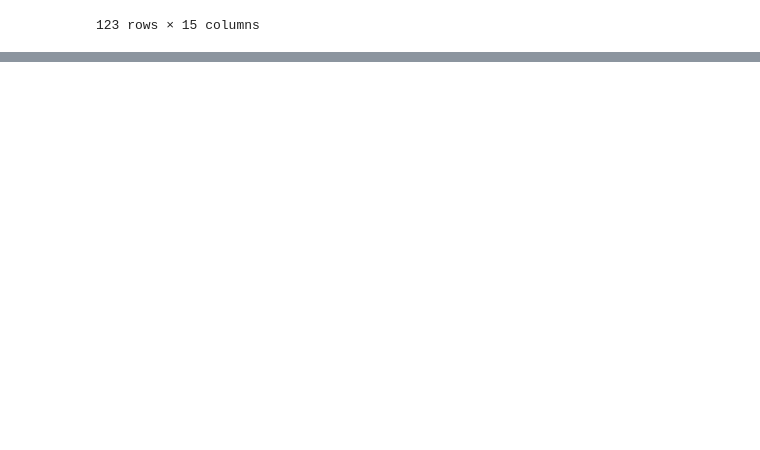
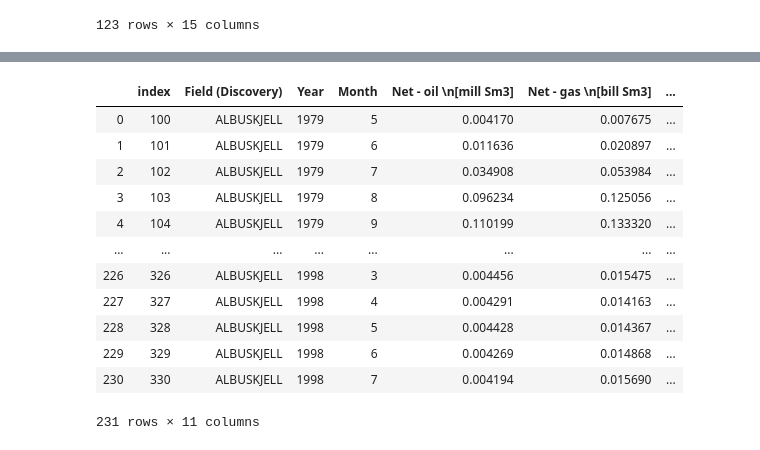
Before and after one commit to cLawson101/Value-of-Information-Project, a Jupyter notebook: ADDED FILES/Field Data stuff.ipynb, the cells around one changed output, grey strips where cells are left out. Cells and saved outputs as stored; diff of their text form; code cells hidden in the pictures; blank space fills up the shorter version.

```diff
--- a/ADDED FILES/Field Data stuff.ipynb
+++ b/ADDED FILES/Field Data stuff.ipynb
@@ -85,0 +230,18 @@ g = sns.pairplot(main_file)
+# %%
+field_ALBUSKJELL = monthly[monthly['NPDID information carrier'] == 43437]
+field_ALBUSKJELL = field_ALBUSKJELL.reset_index()
+field_ALBUSKJELL
+# %% [output]
+|  | index | Field (Discovery) | Year | Month | Net - oil \n[mill Sm3] | Net - gas \n[bill Sm3] | ... |
+| 0 | 100 | ALBUSKJELL | 1979 | 5 | 0.004170 | 0.007675 | ... |
+| 1 | 101 | ALBUSKJELL | 1979 | 6 | 0.011636 | 0.020897 | ... |
+| 2 | 102 | ALBUSKJELL | 1979 | 7 | 0.034908 | 0.053984 | ... |
+| 3 | 103 | ALBUSKJELL | 1979 | 8 | 0.096234 | 0.125056 | ... |
+| 4 | 104 | ALBUSKJELL | 1979 | 9 | 0.110199 | 0.133320 | ... |
+| ... | ... | ... | ... | ... | ... | ... | ... |
+| 226 | 326 | ALBUSKJELL | 1998 | 3 | 0.004456 | 0.015475 | ... |
+| 227 | 327 | ALBUSKJELL | 1998 | 4 | 0.004291 | 0.014163 | ... |
+| 228 | 328 | ALBUSKJELL | 1998 | 5 | 0.004428 | 0.014367 | ... |
+| 229 | 329 | ALBUSKJELL | 1998 | 6 | 0.004269 | 0.014868 | ... |
+| 230 | 330 | ALBUSKJELL | 1998 | 7 | 0.004194 | 0.015690 | ... |
+231 rows × 11 columns
```
Also changed, not shown: parts of 21 cells of this notebook, 1 other file.
